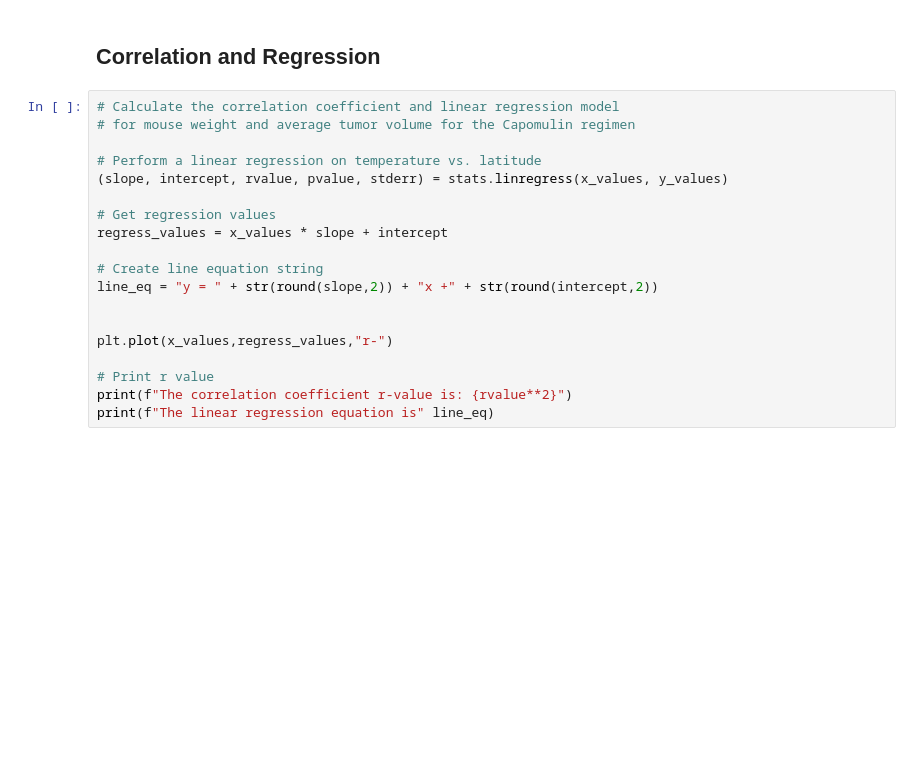
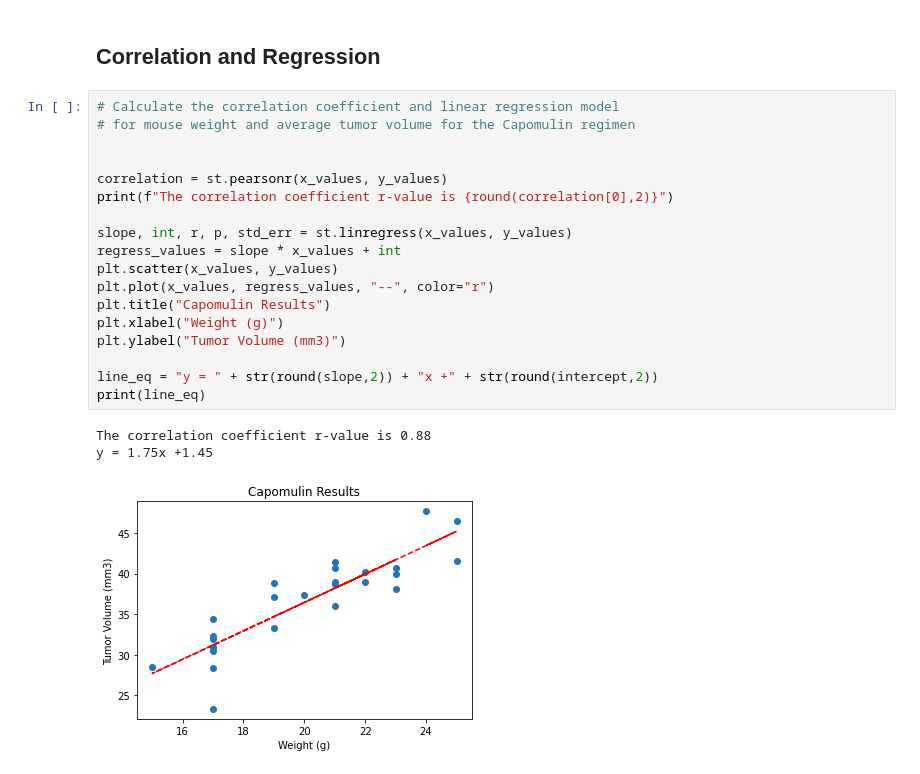
Before and after one commit to norojordan/Mathplotlib-HW, a Jupyter notebook: pymaceuticals_starter.ipynb, the cells around one changed output. Saved outputs shown, nothing was run; the diff lists cells and outputs as text; blank space fills up the shorter version.

Commit message:
regression running

```diff
--- a/pymaceuticals_starter.ipynb
+++ b/pymaceuticals_starter.ipynb
@@ -384,19 +374,22 @@ capomulin_df
 # %%
 # Calculate the correlation coefficient and linear regression model
 # for mouse weight and average tumor volume for the Capomulin regimen
 
-# Perform a linear regression on temperature vs. latitude
-(slope, intercept, rvalue, pvalue, stderr) = stats.linregress(x_values, y_values)
 
-# Get regression values
-regress_values = x_values * slope + intercept
+correlation = st.pearsonr(x_values, y_values)
+print(f"The correlation coefficient r-value is {round(correlation[0],2)}")
 
-# Create line equation string
+slope, int, r, p, std_err = st.linregress(x_values, y_values)
+regress_values = slope * x_values + int
+plt.scatter(x_values, y_values)
+plt.plot(x_values, regress_values, "--", color="r")
+plt.title("Capomulin Results")
+plt.xlabel("Weight (g)")
+plt.ylabel("Tumor Volume (mm3)")
+
 line_eq = "y = " + str(round(slope,2)) + "x +" + str(round(intercept,2))
-
-
-plt.plot(x_values,regress_values,"r-")
-
-# Print r value
-print(f"The correlation coefficient r-value is: {rvalue**2}")
-print(f"The linear regression equation is" line_eq)
+print(line_eq)
+# %% [output]
+The correlation coefficient r-value is 0.88
+y = 1.75x +1.45
+[figure, added]
```
Also changed, not shown: parts of 5 cells of this notebook.
